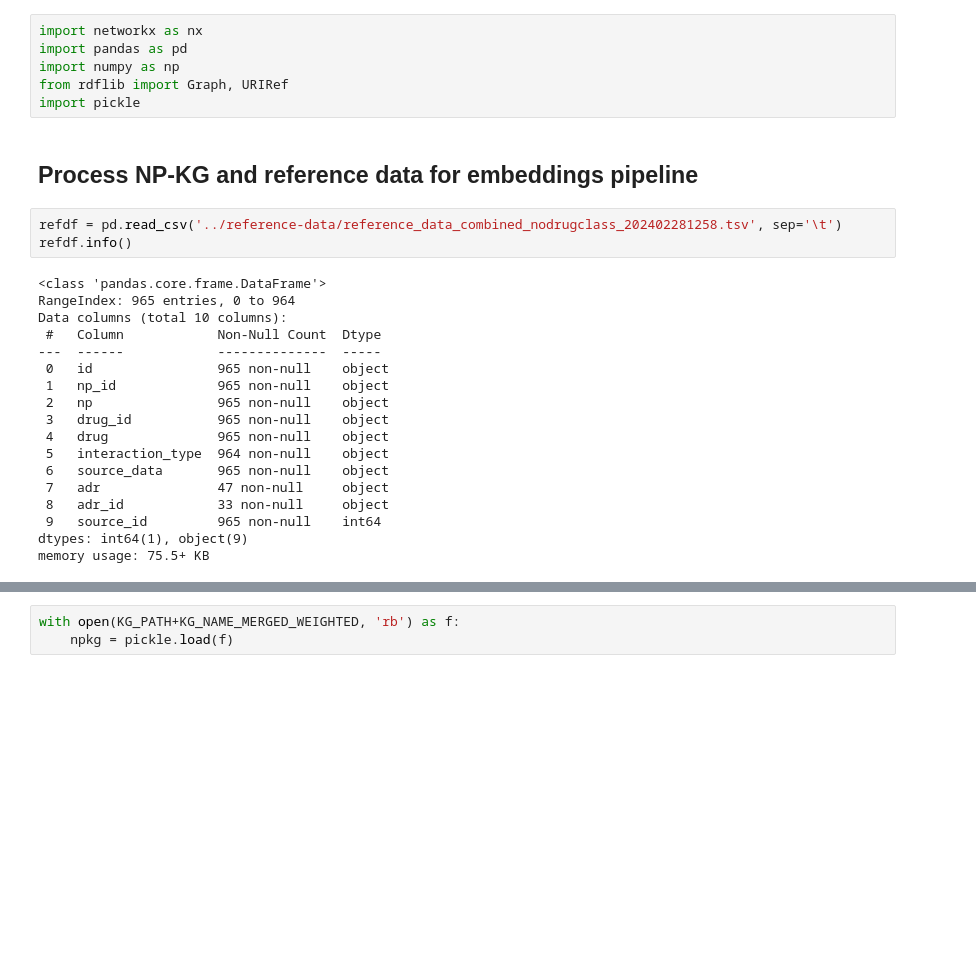
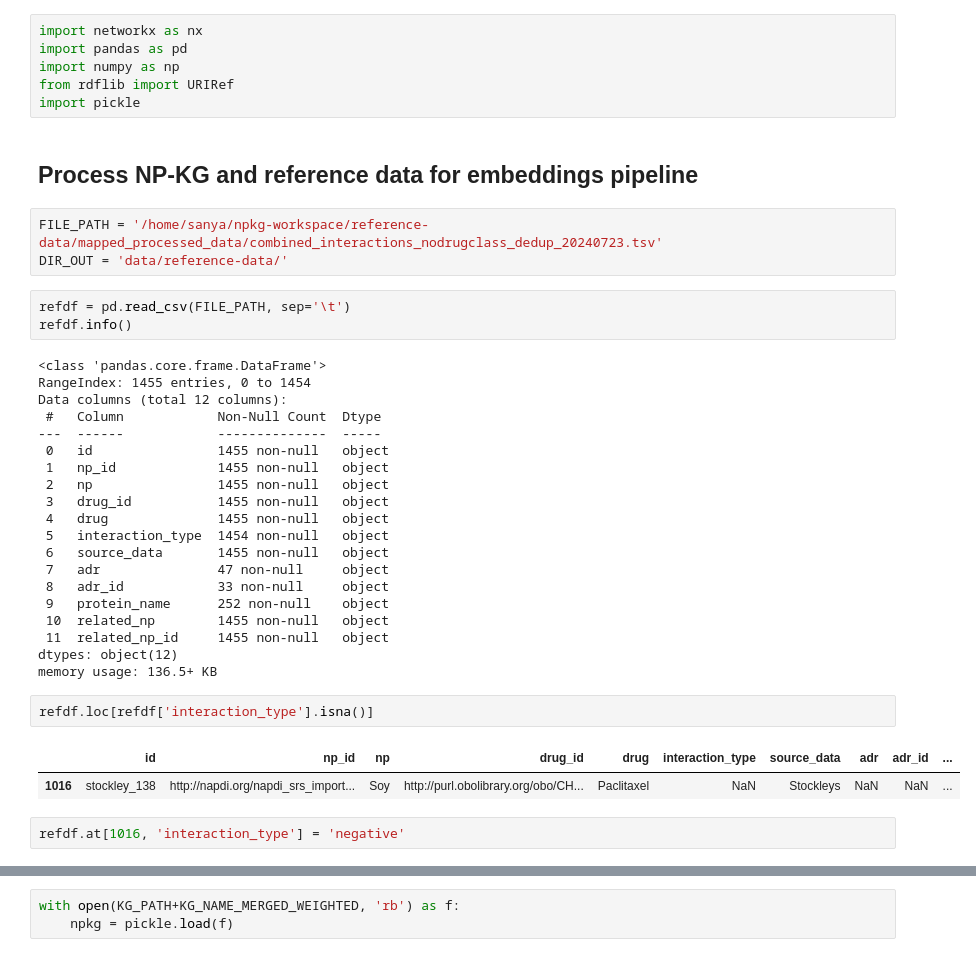
Before and after one commit to sanyabt/npkg-embedding, a Jupyter notebook: npkg-data-process-embeddings.ipynb, the cells around one changed output, grey strips where cells are left out. Drawn from its saved outputs; the diff is of its cells as text; blank space fills up the shorter version.

```diff
--- a/npkg-data-process-embeddings.ipynb
+++ b/npkg-data-process-embeddings.ipynb
@@ -2,31 +2,43 @@
 import networkx as nx
 import pandas as pd
 import numpy as np
-from rdflib import Graph, URIRef
+from rdflib import URIRef
 import pickle
 # %% [markdown]
 ## Process NP-KG and reference data for embeddings pipeline
+# %%
+FILE_PATH = '/home/sanya/npkg-workspace/reference-data/mapped_processed_data/combined_interactions_nodrugclass_dedup_20240723.tsv'
+DIR_OUT = 'data/reference-data/'
 # %%
-refdf = pd.read_csv('../reference-data/reference_data_combined_nodrugclass_202402281258.tsv', sep='\t')
+refdf = pd.read_csv(FILE_PATH, sep='\t')
 refdf.info()
 # %% [output]
 <class 'pandas.core.frame.DataFrame'>
-RangeIndex: 965 entries, 0 to 964
-Data columns (total 10 columns):
+RangeIndex: 1455 entries, 0 to 1454
+Data columns (total 12 columns):
  #   Column            Non-Null Count  Dtype
 ---  ------            --------------  -----
- 0   id                965 non-null    object
- 1   np_id             965 non-null    object
- 2   np                965 non-null    object
- 3   drug_id           965 non-null    object
- 4   drug              965 non-null    object
- 5   interaction_type  964 non-null    object
- 6   source_data       965 non-null    object
+ 0   id                1455 non-null   object
+ 1   np_id             1455 non-null   object
+ 2   np                1455 non-null   object
+ 3   drug_id           1455 non-null   object
+ 4   drug              1455 non-null   object
+ 5   interaction_type  1454 non-null   object
+ 6   source_data       1455 non-null   object
  7   adr               47 non-null     object
  8   adr_id            33 non-null     object
- 9   source_id         965 non-null    int64
-dtypes: int64(1), object(9)
-memory usage: 75.5+ KB
+ 9   protein_name      252 non-null    object
+ 10  related_np        1455 non-null   object
+ 11  related_np_id     1455 non-null   object
+dtypes: object(12)
+memory usage: 136.5+ KB
+# %%
+refdf.loc[refdf['interaction_type'].isna()]
+# %% [output]
+|  | id | np_id | np | drug_id | drug | interaction_type | source_data | adr | adr_id | ... |
+| 1016 | stockley_138 | http://napdi.org/napdi_srs_import... | Soy | http://purl.obolibrary.org/obo/CH... | Paclitaxel | NaN | Stockleys | NaN | NaN | ... |
+# %%
+refdf.at[1016, 'interaction_type'] = 'negative'
 # %%
 refdf['interaction_type'] = refdf['interaction_type'].str.lower()
 refdf['interaction_type'].value_counts()
```
Also changed, not shown: parts of 28 cells of this notebook, 10 other files.
